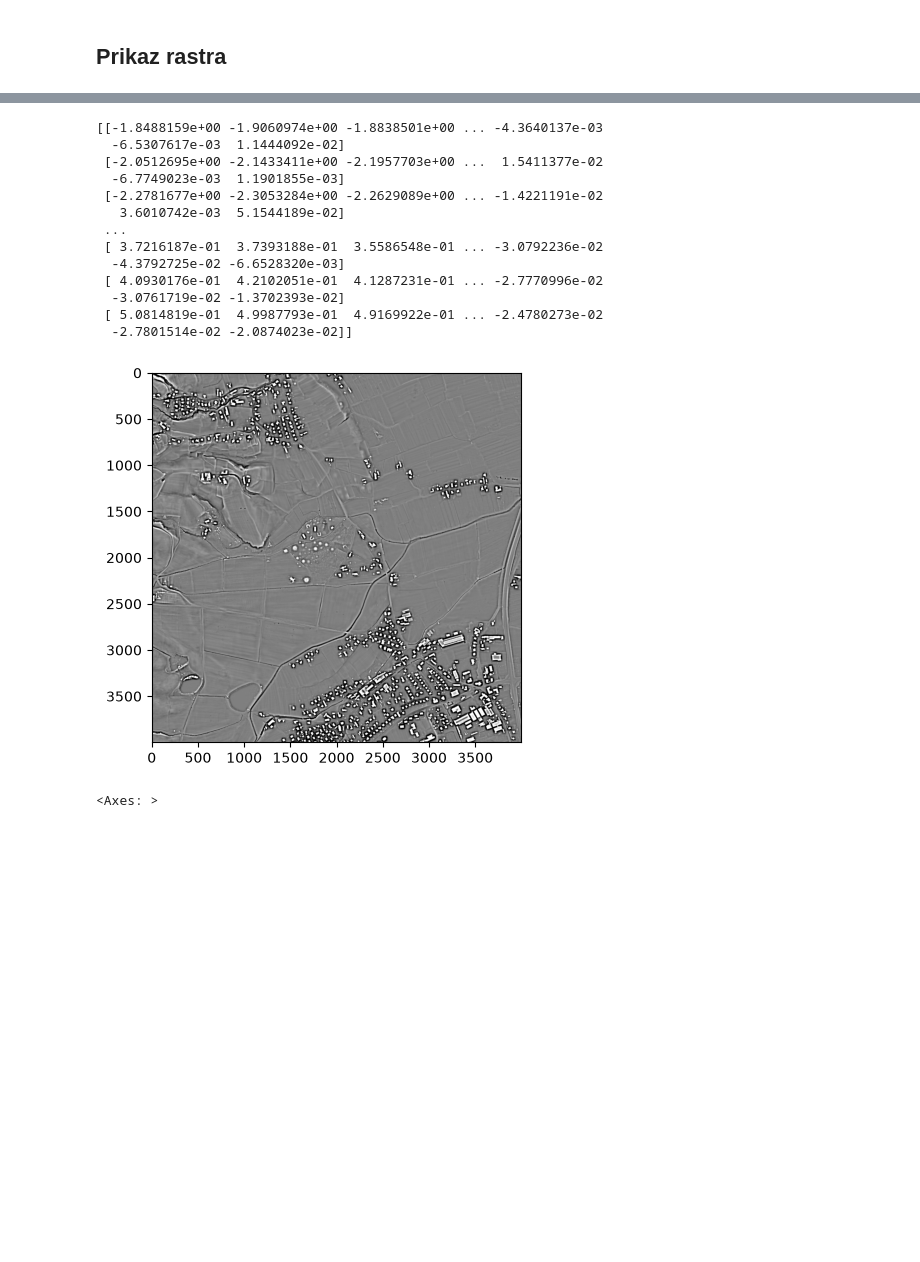
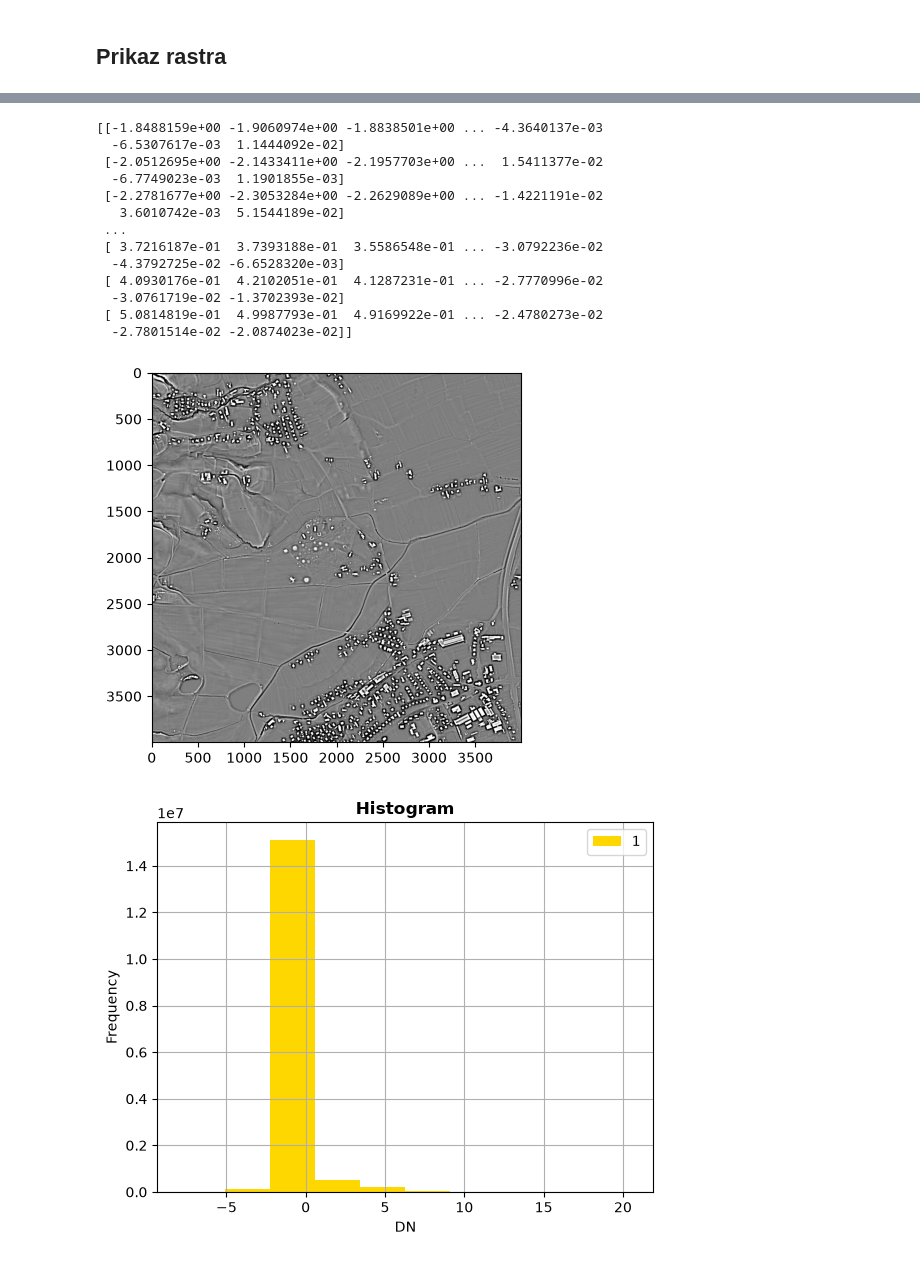
Before and after one commit to leonsmolej/Rasterio_zapiski, a Jupyter notebook: rasterio.ipynb, the cells around one changed output, grey strips where cells are left out. Drawn from its saved outputs; the diff is of its cells as text; code cells hidden in the pictures; blank space fills up the shorter version.

```diff
--- a/rasterio.ipynb
+++ b/rasterio.ipynb
@@ -42,24 +43,25 @@ show(band,title="Najdišče Pivola", cmap="gray")
 # %%
 
 #Deluje isto za slrm
 with rio.open(r"C:\KODA\Python\Rsterio\Pivola_SLRM_R20.tif")as src_slrm:
     slrm_band=src_slrm.read(1)
 
 print(slrm_band)
-show(slrm_band,cmap="gray", vmin=-1.5, vmax=1.5)
+show(slrm_band,cmap="gray", vmin=-1.5, vmax=1.5) # vmin in vmax za razteg histograma
+show_hist(slrm_band)
 # %% [output]
 [[-1.8488159e+00 -1.9060974e+00 -1.8838501e+00 ... -4.3640137e-03
   -6.5307617e-03  1.1444092e-02]
  [-2.0512695e+00 -2.1433411e+00 -2.1957703e+00 ...  1.5411377e-02
   -6.7749023e-03  1.1901855e-03]
  [-2.2781677e+00 -2.3053284e+00 -2.2629089e+00 ... -1.4221191e-02
    3.6010742e-03  5.1544189e-02]
  ...
  [ 3.7216187e-01  3.7393188e-01  3.5586548e-01 ... -3.0792236e-02
   -4.3792725e-02 -6.6528320e-03]
  [ 4.0930176e-01  4.2102051e-01  4.1287231e-01 ... -2.7770996e-02
   -3.0761719e-02 -1.3702393e-02]
  [ 5.0814819e-01  4.9987793e-01  4.9169922e-01 ... -2.4780273e-02
   -2.7801514e-02 -2.0874023e-02]]
 [figure]
-<Axes: >
+[figure, added]
```
Also changed, not shown: parts of 6 cells of this notebook.
